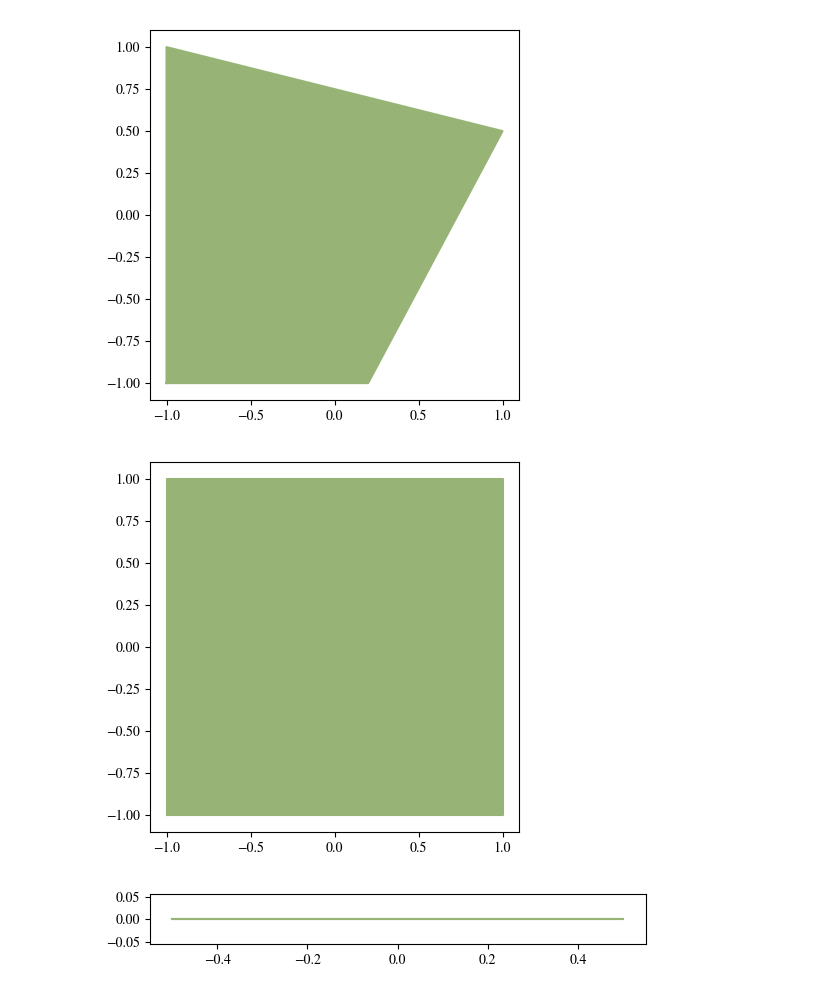
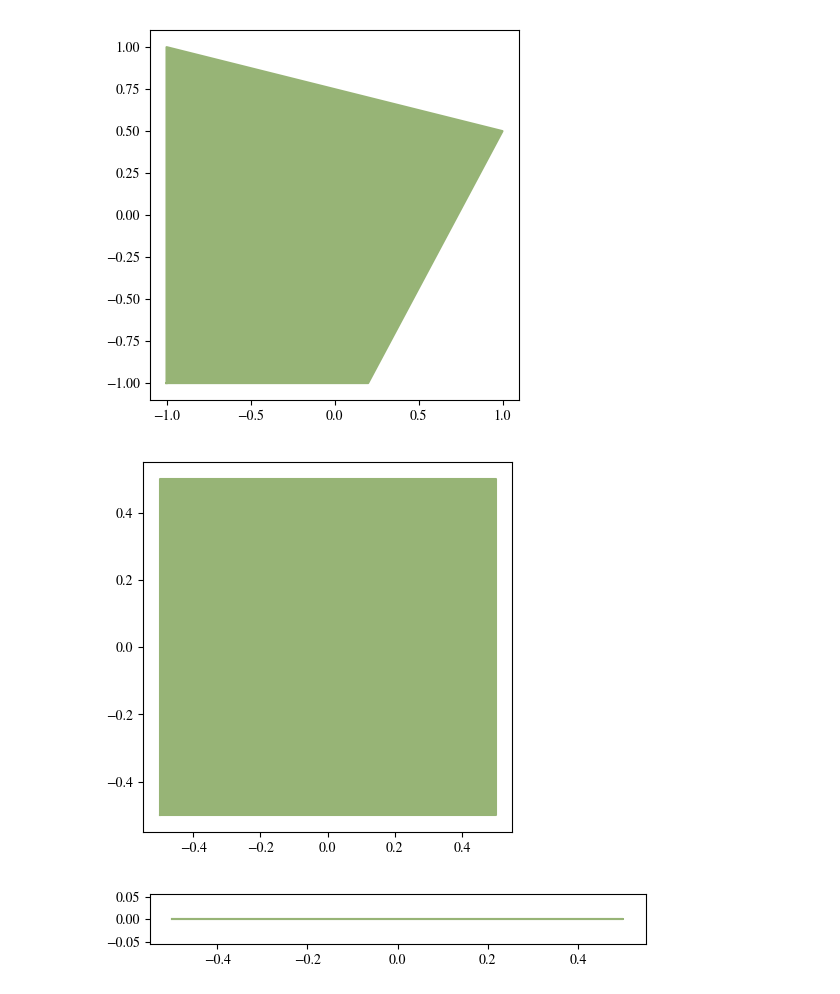
Before and after one commit to jdeldre/SchwarzChristoffel.jl, a Jupyter notebook: src/TestingSC.ipynb, the cells around one changed output. Drawn from its saved outputs; the diff is of its cells as text; code cells hidden in the pictures.

```diff
--- a/src/TestingSC.ipynb
+++ b/src/TestingSC.ipynb
@@ -10,8 +10,8 @@ plot(p)
 # %% [output]
 [figure]
 # %%
-p = Polygon([-1.0,1.0,1.0,-1.0],[-1.0,-1.0,1.0,1.0])
+p = Polygon(0.5*[-1.0,1.0,1.0,-1.0],0.5*[-1.0,-1.0,1.0,1.0])
 plot(p)
 # %% [output]
-[figure, old version]
+[figure, new version]
 # %%
```
Also changed, not shown: parts of 15 cells of this notebook, 2 other files.
